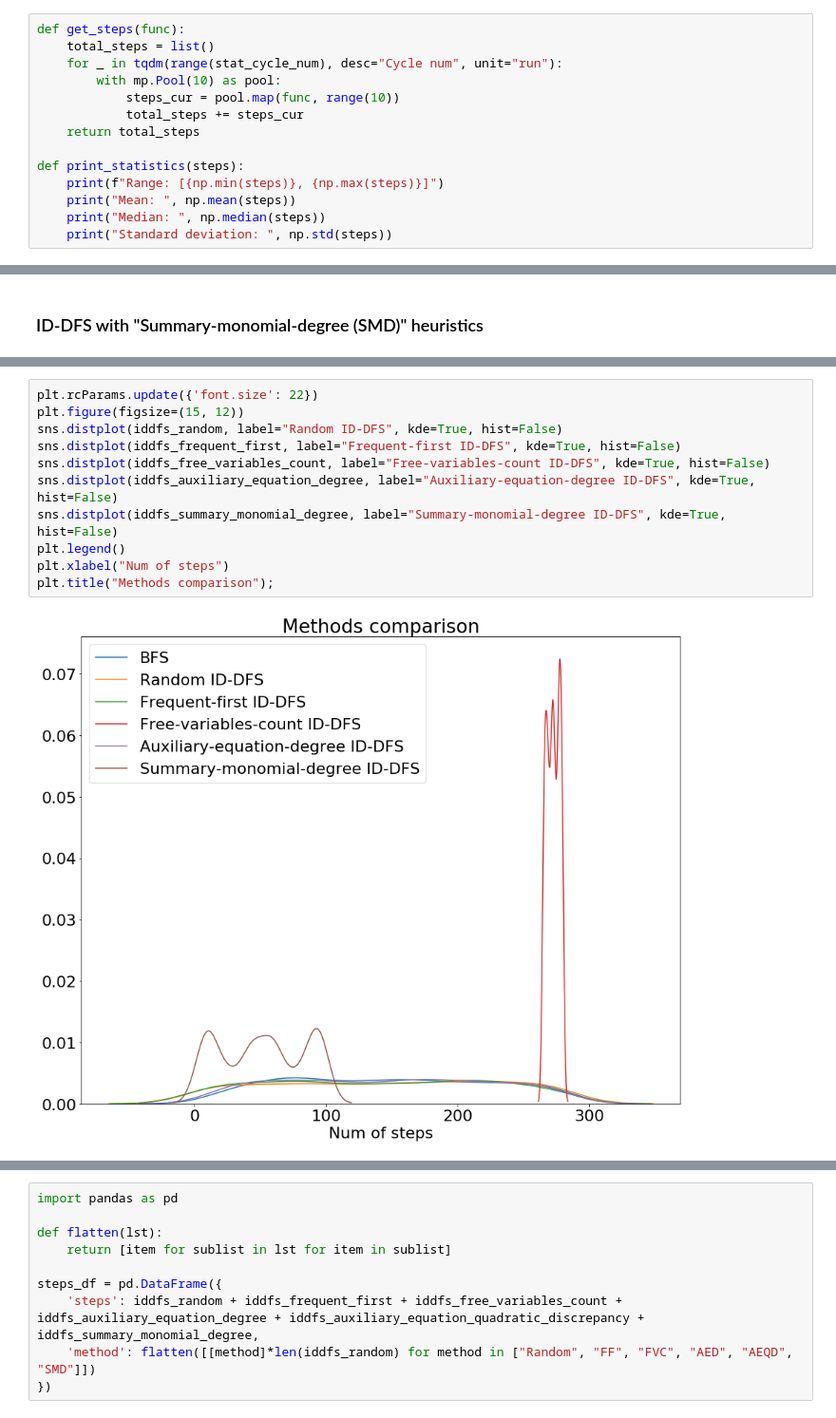
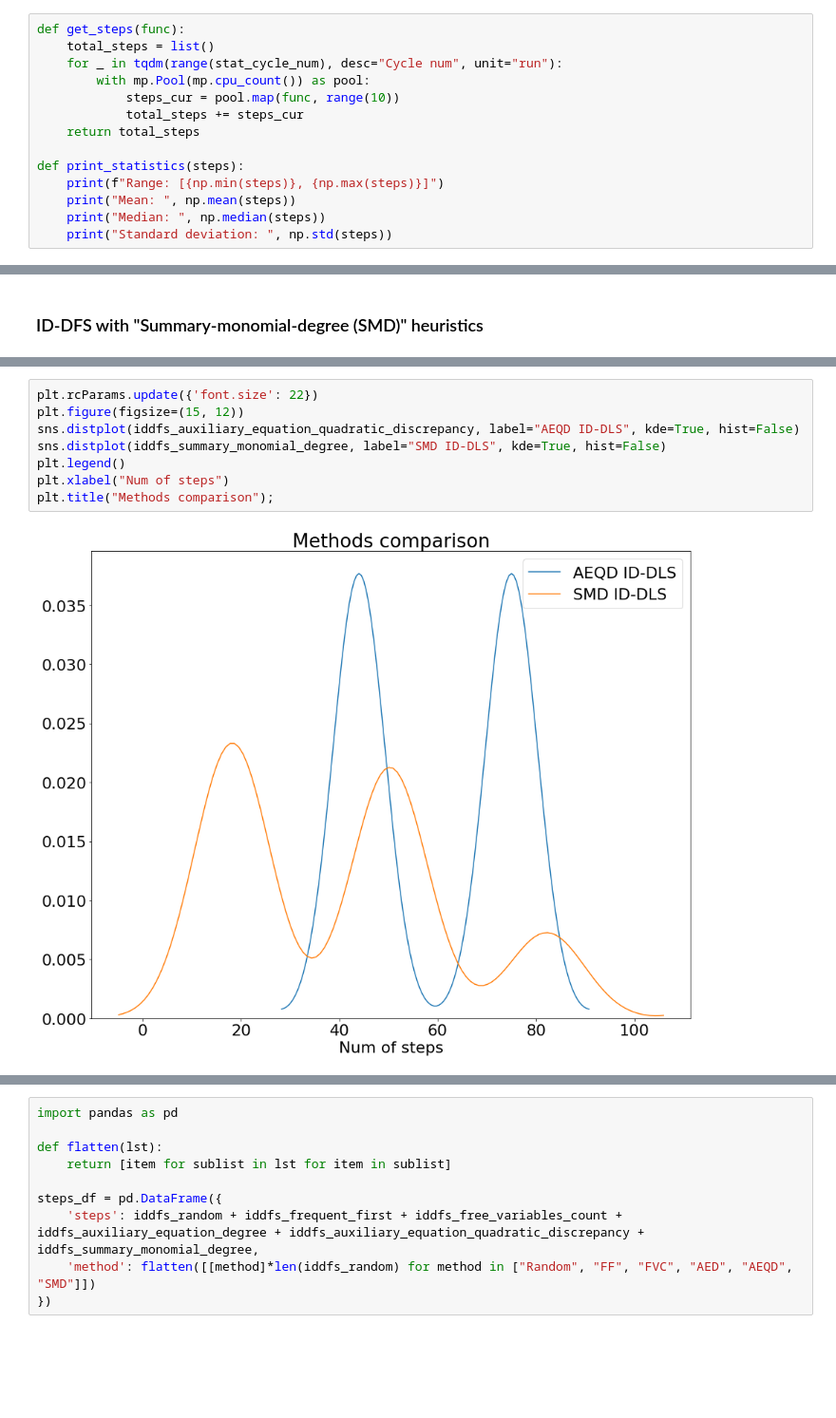
Before and after one commit to AndreyBychkov/QBee, a Jupyter notebook: examples/xSigmoid/xSigmoid.ipynb, the cells around one changed output, grey strips where cells are left out. Shown: that part at 95% size. Saved outputs shown, nothing was run; the diff lists cells and outputs as text; blank space fills up the shorter version.

```diff
--- a/examples/xSigmoid/xSigmoid.ipynb
+++ b/examples/xSigmoid/xSigmoid.ipynb
@@ -20,7 +20,7 @@ system.equations
 def get_steps(func):
     total_steps = list()
     for _ in tqdm(range(stat_cycle_num), desc="Cycle num", unit="run"):
-        with mp.Pool(10) as pool:
+        with mp.Pool(mp.cpu_count()) as pool:
             steps_cur = pool.map(func, range(10))
             total_steps += steps_cur
     return total_steps
@@ -132,13 +132,10 @@ Auxiliary-equation-QL-discrepancy ID-DFS is not performing well, so let's remove
 # %%
 plt.rcParams.update({'font.size': 22})
 plt.figure(figsize=(15, 12))
-sns.distplot(iddfs_random, label="Random ID-DFS", kde=True, hist=False)
-sns.distplot(iddfs_frequent_first, label="Frequent-first ID-DFS", kde=True, hist=False)
-sns.distplot(iddfs_free_variables_count, label="Free-variables-count ID-DFS", kde=True, hist=False)
-sns.distplot(iddfs_auxiliary_equation_degree, label="Auxiliary-equation-degree ID-DFS", kde=True, hist=False)
-sns.distplot(iddfs_summary_monomial_degree, label="Summary-monomial-degree ID-DFS", kde=True, hist=False)
+sns.distplot(iddfs_auxiliary_equation_quadratic_discrepancy, label="AEQD ID-DLS", kde=True, hist=False)
+sns.distplot(iddfs_summary_monomial_degree, label="SMD ID-DLS", kde=True, hist=False)
 plt.legend()
 plt.xlabel("Num of steps")
 plt.title("Methods comparison");
 # %% [output]
-[figure, old version]
+[figure, new version]
```
Also changed, not shown: parts of 15 cells of this notebook.
